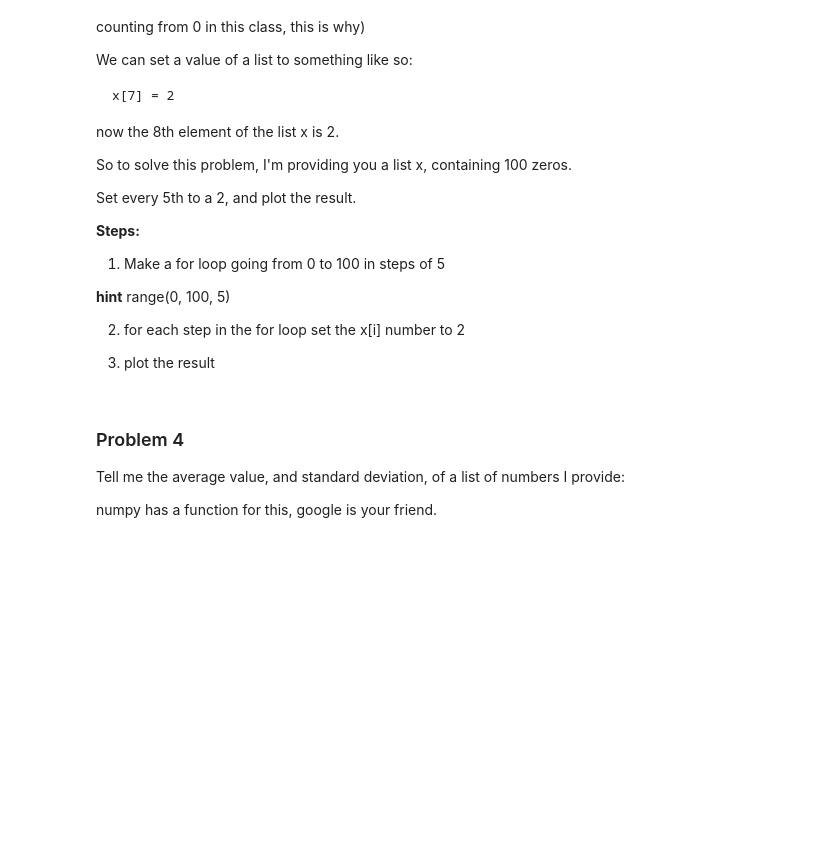
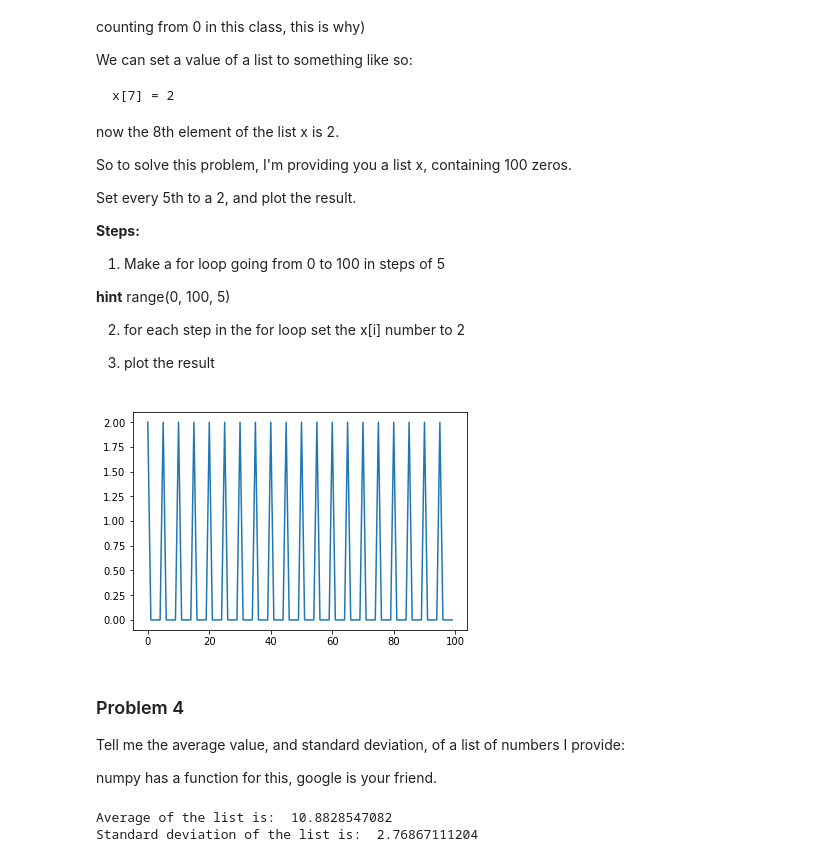
Before and after one commit to teeveeJS/Physics77Fall17, a Jupyter notebook: Workshop 3 - Practice Makes Perfect.ipynb, the cells around one changed output. Cells and saved outputs as stored; diff of their text form; code cells hidden in the pictures; blank space fills up the shorter version.

```diff
--- a/Workshop 3 - Practice Makes Perfect.ipynb
+++ b/Workshop 3 - Practice Makes Perfect.ipynb
@@ -308,6 +334,14 @@ Set every 5th to a 2, and plot the result.
 # %%
 # Here is a list of 100 zeros
 x = 100*[0]
+for i in range(0, 100, 5):
+    x[i] = 2
+
+import matplotlib.pyplot as plt
+plt.plot(range(0, 100), x)
+plt.show()
+# %% [output]
+[figure, added]
 # %% [markdown]
 ### Problem 4
 
@@ -320,0 +351,12 @@ x = np.log(np.arange(1, 100) ** 3)
+# %%
+import numpy as np
+
+x = np.log(np.arange(1, 100) ** 3)
+
+# Your code here
+
+print("Average of the list is: ", np.mean(x))
+print("Standard deviation of the list is: ", np.std(x))
+# %% [output]
+Average of the list is:  10.8828547082
+Standard deviation of the list is:  2.76867111204
```
Also changed, not shown: parts of 5 cells of this notebook.
